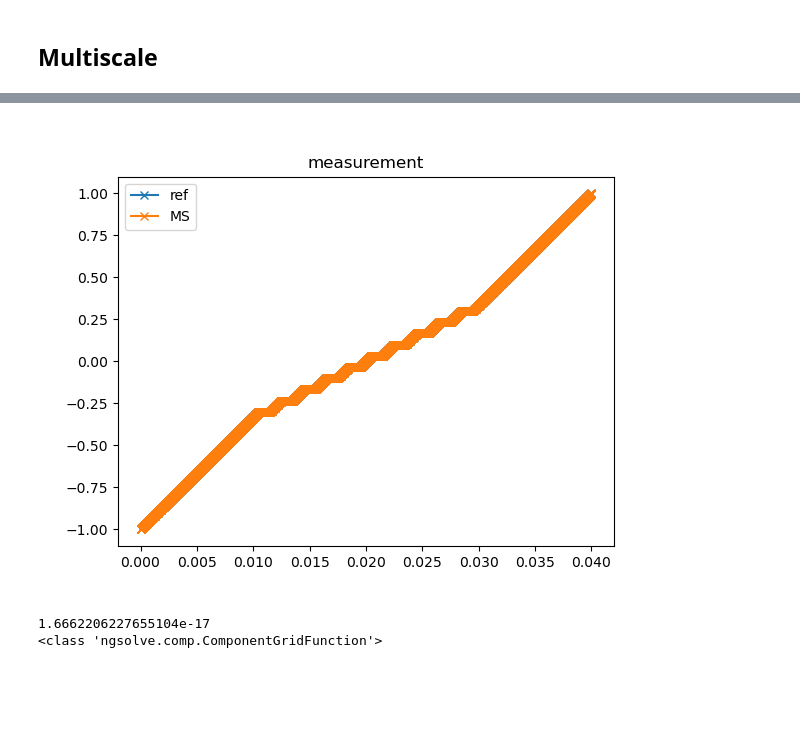
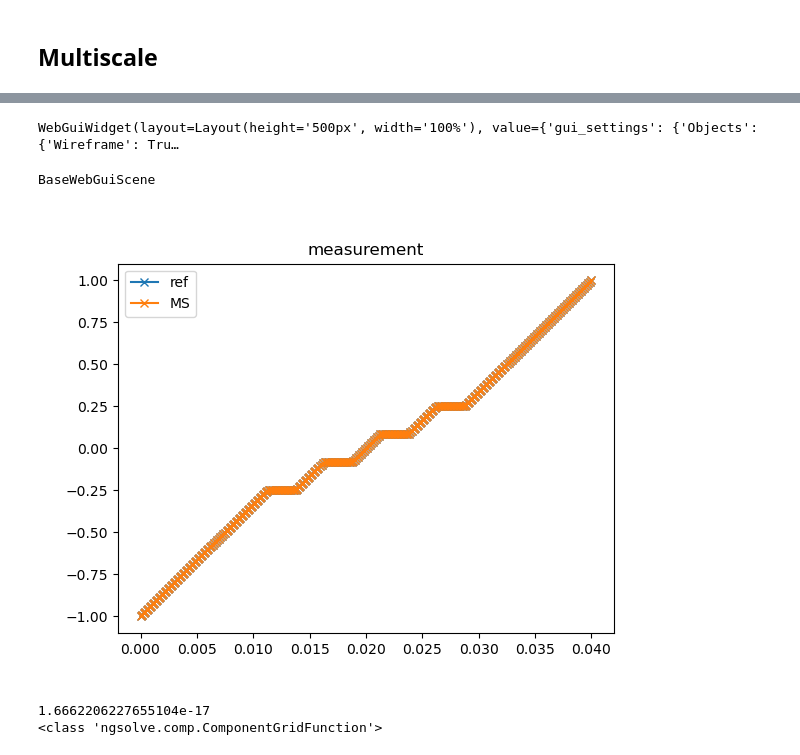
Before and after one commit to vhanser/ngsolveexample, a Jupyter notebook: content/multiscale/multiscale2DonlySmooth.ipynb, the cells around one changed output, grey strips where cells are left out. Cells and saved outputs as stored; diff of their text form; code cells hidden in the pictures; blank space fills up the shorter version.

```diff
--- a/content/multiscale/multiscale2DonlySmooth.ipynb
+++ b/content/multiscale/multiscale2DonlySmooth.ipynb
@@ -31,7 +37,7 @@ onlySmooth = True
 # %% [markdown]
 ## Reference Solution
 # %%
-cMeshRef = mesh2DLaminates(D, d, ff, numSheets, multiscale=False, onlySmooth=onlySmooth, maxh_edges=maxh_edges)
+cMeshRef = mesh2DLaminates(D, d, ff, numSheets, multiscale=False, onlySmooth=onlySmooth, maxh_edges=maxh_edges, rotated=rotated, modelHalfAir=modelHalfAir)
 meshRef = cMeshRef.mesh
 print("Boundaries", set(meshRef.GetBoundaries()))
 print("Materials", set(meshRef.GetMaterials()))
@@ -45,7 +51,7 @@ BaseWebGuiScene
 # %%
 lam = meshRef.MaterialCF({"inner":lambda2, "outer":lambda1, "gap":lambda1, "multiscale":lambda2, "insulation":lambda1})
 def calcRef():
-    fes = H1(meshRef, order=order0, dirichlet="left|right")
+    fes = H1(meshRef, order=order0, dirichlet="top|bottom")
 
     u,v = fes.TnT()
     sol = GridFunction(fes)
@@ -58,7 +64,7 @@ def calcRef():
     prec = Preconditioner(a, "direct")
 
 
-    sol.Set(1 * x/Norm(x), BND)
+    sol.Set(1 * y/Norm(y), BND)
     solvers.BVP(bf = a, lf= f, pre=prec, gf=sol, maxsteps=10)
 
 
@@ -86,10 +92,11 @@ modelHalfAir=True
 
 
 
-cMeshMS = mesh2DLaminates(D, d, ff, numSheets, multiscale=True, modelHalfAir=modelHalfAir, domainNameHalfAir="multiscale", onlySmooth=onlySmooth,  maxh_edges=maxh_edges)
+cMeshMS = mesh2DLaminates(D, d, ff, numSheets, multiscale=True, modelHalfAir=modelHalfAir, domainNameHalfAir="multiscale", onlySmooth=onlySmooth,  maxh_edges=maxh_edges, rotated=rotated)
 # cMeshMS = mesh2DLaminates(D, d, ff, numSheets, multiscale=True, modelHalfAir=modelHalfAir, domainNameHalfAir="smoothFrame", onlySmooth=onlySmooth)
 meshMS = cMeshMS.mesh
 print(meshMS.GetMaterials())
+print(set(meshMS.GetBoundaries()))
 Draw(meshMS.ngmesh)
 
 
@@ -107,24 +115,25 @@ cl_Phi.d0 = cMeshMS.d0
 cl_Phi.mesh = meshMS
 
 cl_Phi.modelHalfAir = modelHalfAir
-cl_Phi.orientation = 0
+cl_Phi.orientation = 1 if rotated else 0
 
 
 def calcMultiscale(useGradients=True, drawPhis=True):
-
+    print("modelHalfAir", modelHalfAir)
     # microshape functions
     orderPhi = [
             cl_Phi(1, fes_order=order0, material="multiscale", dirichlet="", useGradients=useGradients),
-            # cl_Phi(2, fes_order=order0, material="multiscale", dirichlet="iright_outer|ileft_outer|iright|ileft", inAir=False, modelHalfAir=False),
-            # cl_Phi(2, fes_order=order0, material="multiscale", dirichlet="iright_outer|ileft_outer|iright|ileft", inIron=False, modelHalfAir=False),
+            # cl_Phi(2, fes_order=order0, material="multiscale", dirichlet="", inAir=False, modelHalfAir=modelHalfAir),
+            # cl_Phi(2, fes_order=order0, material="multiscale", dirichlet="", inIron=False, modelHalfAir=modelHalfAir),
         ]
 
     if drawPhis:
         cl_Phi.plotEvaluated(orderPhi)
+        # cl_Phi.plotDirectEvaluated(orderPhi)
 
     VSpace = []
     # u0
-    VSpace.append(H1(meshMS, order=order0, dirichlet="right|left"))
+    VSpace.append(H1(meshMS, order=order0, dirichlet="top|bottom"))
 
     # ui * phi i
     for phi_i in orderPhi:
@@ -159,7 +168,7 @@ def calcMultiscale(useGradients=True, drawPhis=True):
 
 
     # dirichlet boundary values
-    sol.components[0].Set(1 * x/Norm(x), BND)
+    sol.components[0].Set(1 * y/Norm(y), BND)
 
     solvers.BVP(bf = a, lf= f, pre=prec, gf=sol, maxsteps=10)
 
@@ -170,7 +179,7 @@ def calcMultiscale(useGradients=True, drawPhis=True):
 
 
 
-sol_MS, sol_pack_MS, sol_comp_MS, H_comp,    energy_MS, cl_gradgradMS = calcMultiscale(False, drawPhis=False)
-print(energy_MS)
+sol_MS, sol_pack_MS, sol_comp_MS, H_comp,    energy_MS, cl_gradgradMS = calcMultiscale(False, drawPhis=True)
+print("energy", energy_MS, energy_ref)
 print(Integrate(Norm(sum(sol_comp_MS) - sol_ref), meshRef))
 # %% [output]
@@ -181,24 +192,28 @@ CG iteration 2, residual = 2.4734749332944113e-13
+# %%
+Draw(sum(sol_comp_MS), meshRef, settings={"Objects":{"Wireframe":True}, "deformation": 0.01})
+# %% [output]
+WebGuiWidget(layout=Layout(height='500px', width='100%'), value={'gui_settings': {'Objects': {'Wireframe': Tru…
+BaseWebGuiScene
 # %%
 from myPackage import evalOnLine
-import matplotlib.pyplot as plt
 start = -d/2*1.01
 end = -d/2*0.9
 
 # start = d/2*0.95
 # end = d/2*1.02
 
 
 
 start = -D/2
 end = D/2
 
-evalOnLine(sol_ref , meshRef, [start, 0, 0], [end, 0, 0], plot=True, ls='-', marker="x", show=False, label="ref", N = 3000);
-tmp, _, _ = evalOnLine(sum(sol_comp_MS) , meshRef, [start, 0, 0], [end, 0, 0], plot=True, ls='-', marker="x", clear=False, label="MS", show=False, N=3000);
+evalOnLine(sol_ref , meshRef, [0, start, 0], [0, end, 0], plot=True, ls='-', marker="x", show=False, label="ref", N = 300);
+tmp, _, _ = evalOnLine(sum(sol_comp_MS) , meshRef, [0, start, 0], [0, end, 0], plot=True, ls='-', marker="x", clear=False, label="MS", show=False, N=300);
 
 plt.legend()
 plt.show()
 # %% [output]
-[figure, old version]
+[figure, new version]
 # %%
 print(Integrate(Norm(sum(sol_comp_MS) - sol_ref), meshRef))
 print(type(sol_pack_MS[0][0]))
```
Also changed, not shown: parts of 7 cells of this notebook, 5 other files.
